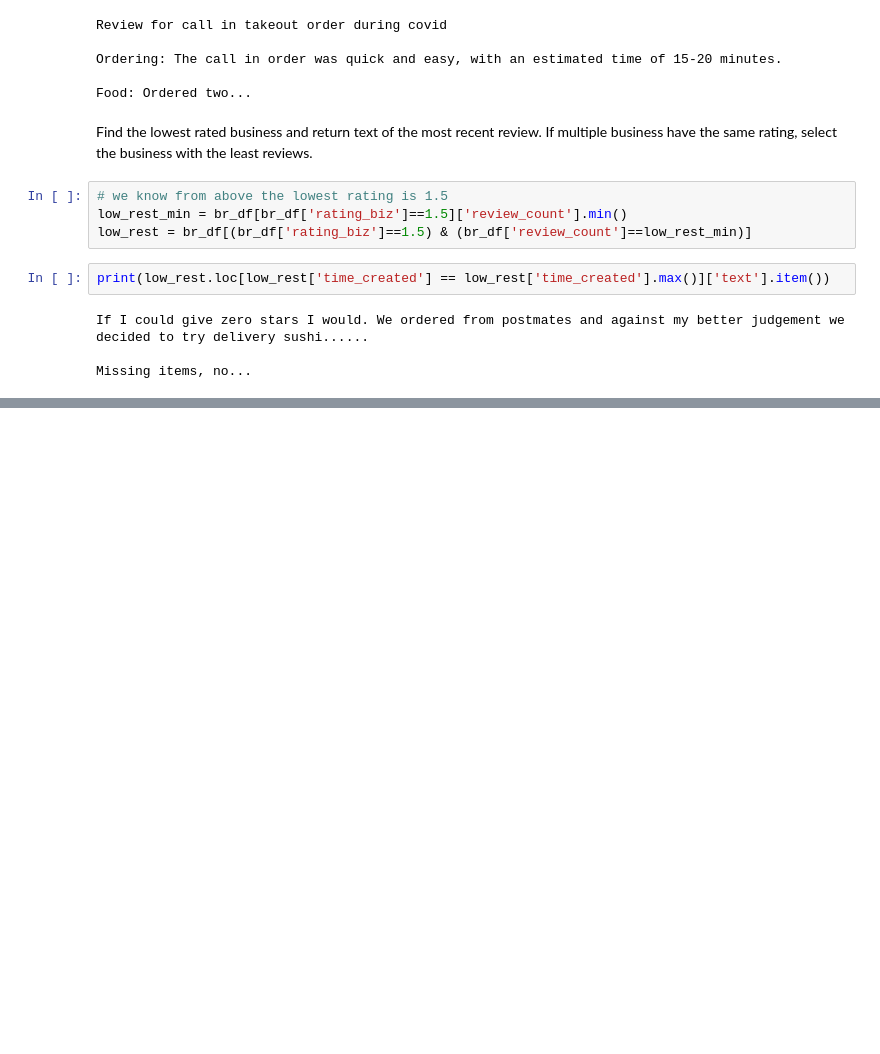
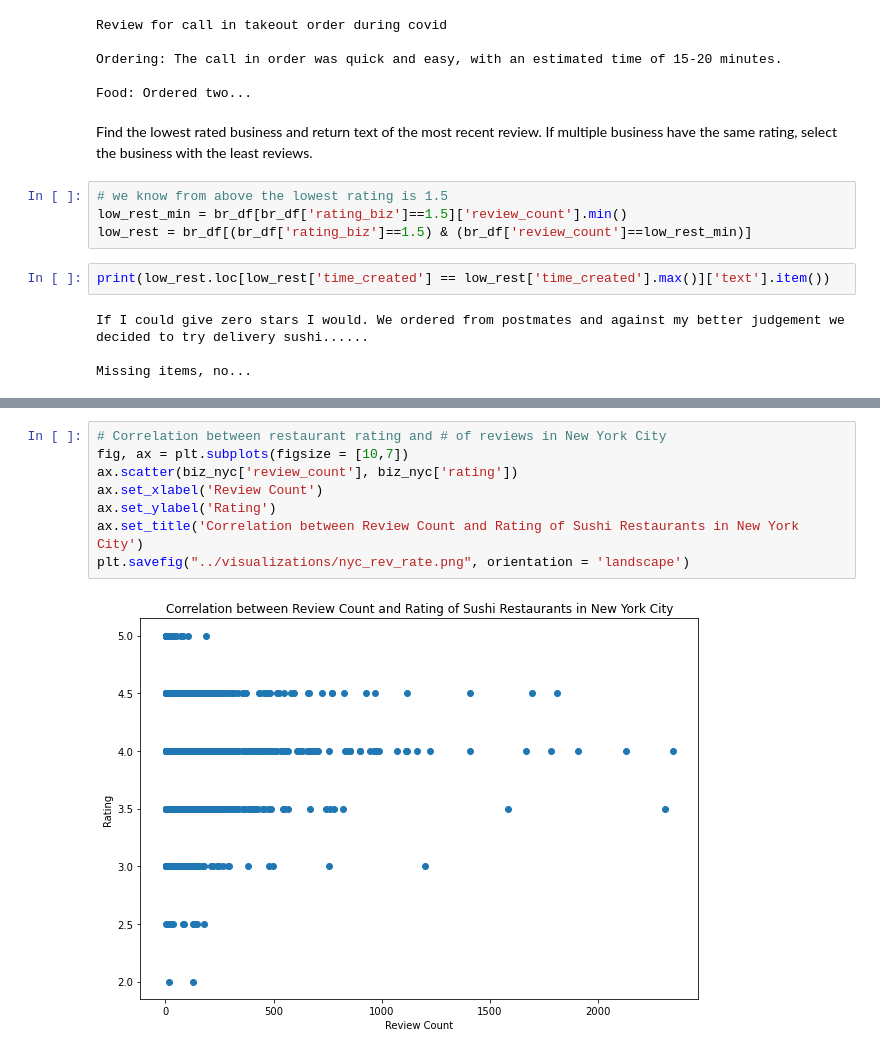
Before and after one commit to eggrollofchaos/wax_yelp_project, a Jupyter notebook: code/wax_proj1.ipynb, the cells around one changed output, grey strips where cells are left out. Drawn from its saved outputs; the diff is of its cells as text; blank space fills up the shorter version.

```diff
--- a/code/wax_proj1.ipynb
+++ b/code/wax_proj1.ipynb
@@ -371,0 +435,10 @@ Missing items, no...
+# %%
+# Correlation between restaurant rating and # of reviews in New York City
+fig, ax = plt.subplots(figsize = [10,7])
+ax.scatter(biz_nyc['review_count'], biz_nyc['rating'])
+ax.set_xlabel('Review Count')
+ax.set_ylabel('Rating')
+ax.set_title('Correlation between Review Count and Rating of Sushi Restaurants in New York City')
+plt.savefig("../visualizations/nyc_rev_rate.png", orientation = 'landscape')
+# %% [output]
+[figure, added]
```
Also changed, not shown: parts of 23 cells of this notebook, 14 other files.
